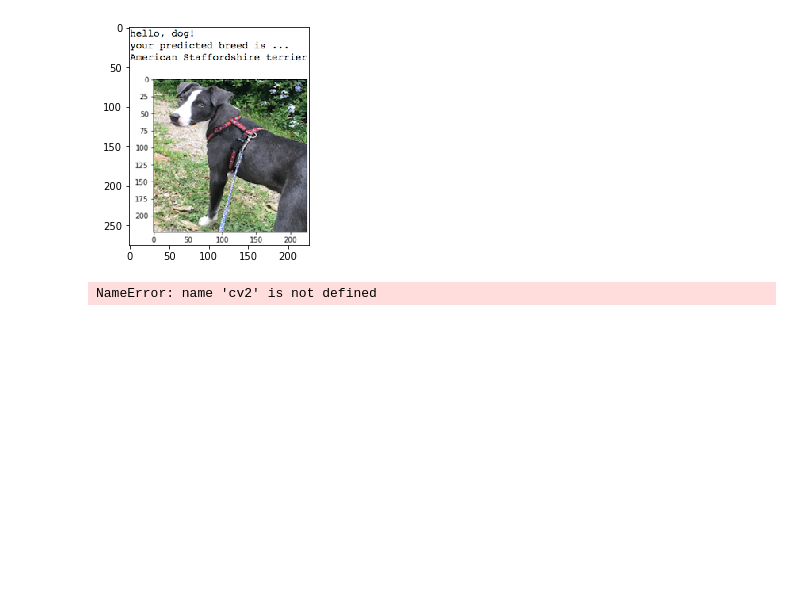
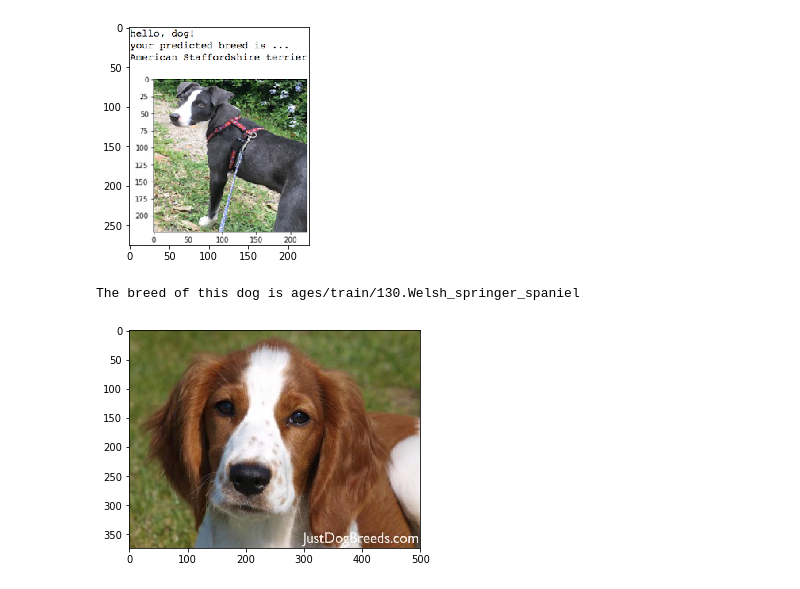
Before and after one commit to sirishbhu/Dog-breed-detector, a Jupyter notebook: dog_app.ipynb, the cells around one changed output. Cells and saved outputs as stored; diff of their text form; code cells hidden in the pictures; blank space fills up the shorter version.

```diff
--- a/dog_app.ipynb
+++ b/dog_app.ipynb
@@ -790,8 +791,9 @@ predict_breed('./images/sample_dog_output.png')
 Oops!This is neither a dog nor a human
 [figure]
 # %%
-predict_breed('./images/Welsh_springer_spaniel_08203.jpg./images/')
+predict_breed('./images/Welsh_springer_spaniel_08203.jpg')
 # %% [output]
-NameError: name 'cv2' is not defined
+The breed of this dog is ages/train/130.Welsh_springer_spaniel
+[figure, added]
 # %%
 predict_breed('./images/sample_human_2.png')
```
Also changed, not shown: parts of 12 cells of this notebook, 2 other files.
